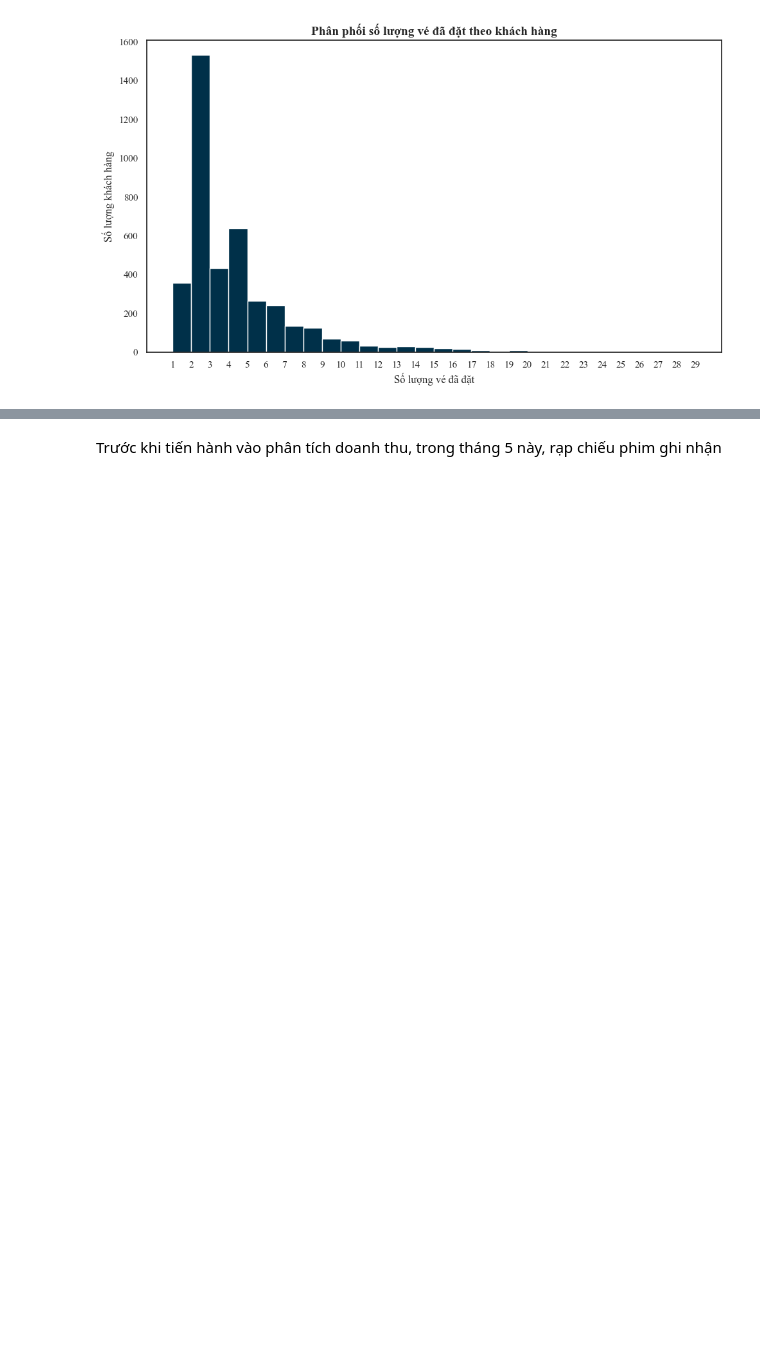
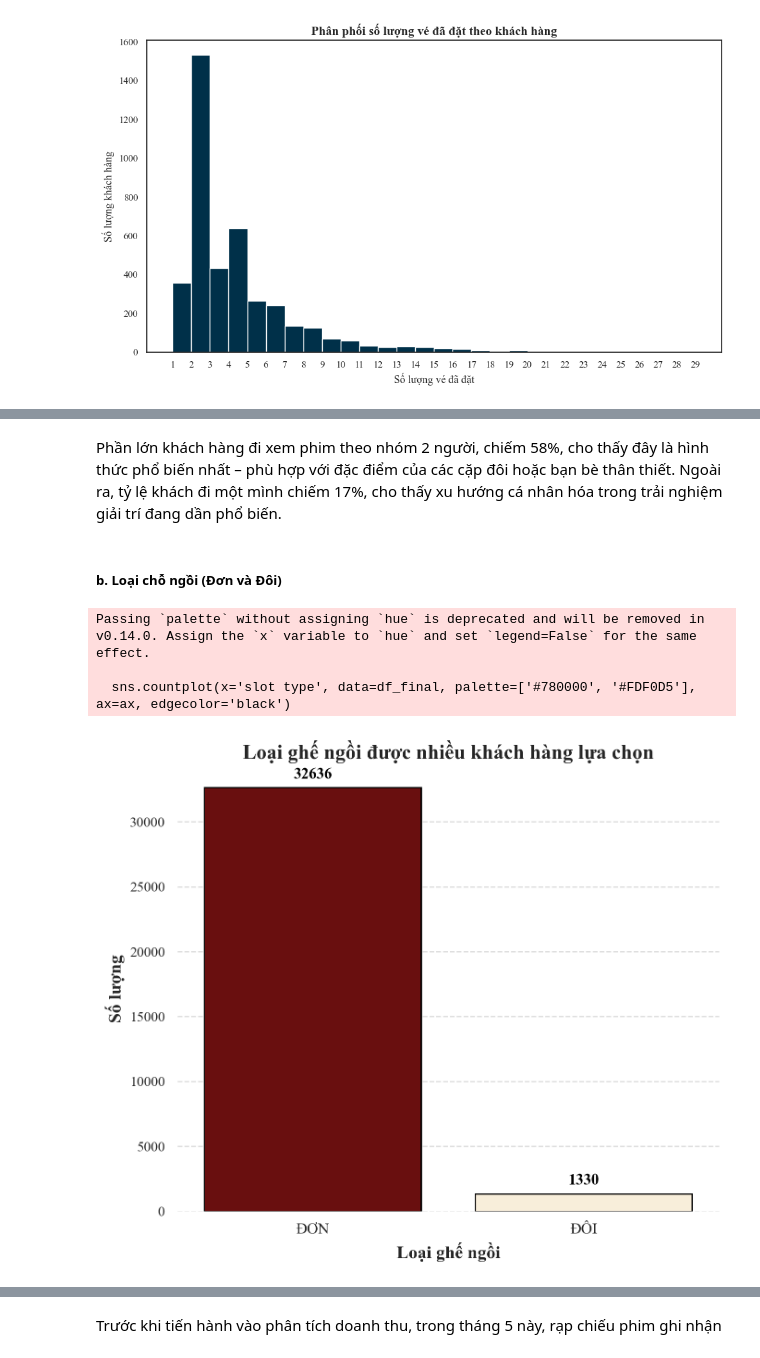
Before and after one commit to Thao1274/Nhom_5_Mid_term_1, a Jupyter notebook: Visualization.ipynb, the cells around one changed output, grey strips where cells are left out. Saved outputs shown, nothing was run; the diff lists cells and outputs as text; code cells hidden in the pictures; blank space fills up the shorter version.

```diff
--- a/Visualization.ipynb
+++ b/Visualization.ipynb
@@ -979,0 +635,36 @@ plt.show()
+# %% [markdown]
+Phần lớn khách hàng đi xem phim theo nhóm 2 người, chiếm 58%, cho thấy đây là hình thức phổ biến nhất – phù hợp với đặc điểm của các cặp đôi hoặc bạn bè thân thiết. Ngoài ra, tỷ lệ khách đi một mình chiếm 17%, cho thấy xu hướng cá nhân hóa trong trải nghiệm giải trí đang dần phổ biến.
+# %% [markdown]
+##### b. Loại chỗ ngồi (Đơn và Đôi)
+# %%
+sns.set_theme(style="whitegrid")
+plt.rcParams['font.family'] = 'Times New Roman'
+
+# Đếm số lượng ghế ngồi theo từng loại
+seat_counts = df_final['slot type'].value_counts().astype(int)
+
+# Vẽ biểu đồ loại ghế
+fig, ax = plt.subplots(figsize=(7, 6), dpi=200)
+sns.countplot(x='slot type', data=df_final, palette=['#780000', '#FDF0D5'], ax=ax, edgecolor='black')
+ax.set_title('Loại ghế ngồi được nhiều khách hàng lựa chọn', fontsize=16, fontweight='bold')
+ax.set_xlabel('Loại ghế ngồi', fontsize=14, fontweight='bold')
+ax.set_ylabel('Số lượng', fontsize=14, fontweight='bold')
+ax.set_xticklabels(ax.get_xticklabels(), rotation=0, ha='center', fontsize=12)
+
+for p in ax.patches:
+    ax.annotate(f'{int(p.get_height())}',
+                (p.get_x() + p.get_width() / 2., p.get_height()),
+                ha='center', va='center', fontsize=12, fontweight='bold', color='black',
+                xytext=(0, 10), textcoords='offset points')
+
+ax.grid(True, axis='y', linestyle='--', alpha=0.7)
+for spine in ax.spines.values():
+    spine.set_visible(False)
+
+plt.tight_layout()
+plt.show()
+# %% [output]
+Passing `palette` without assigning `hue` is deprecated and will be removed in v0.14.0. Assign the `x` variable to `hue` and set `legend=False` for the same effect.
+
+  sns.countplot(x='slot type', data=df_final, palette=['#780000', '#FDF0D5'], ax=ax, edgecolor='black')
+[figure, added]
```
Also changed, not shown: parts of 176 cells of this notebook, 2 other files.
